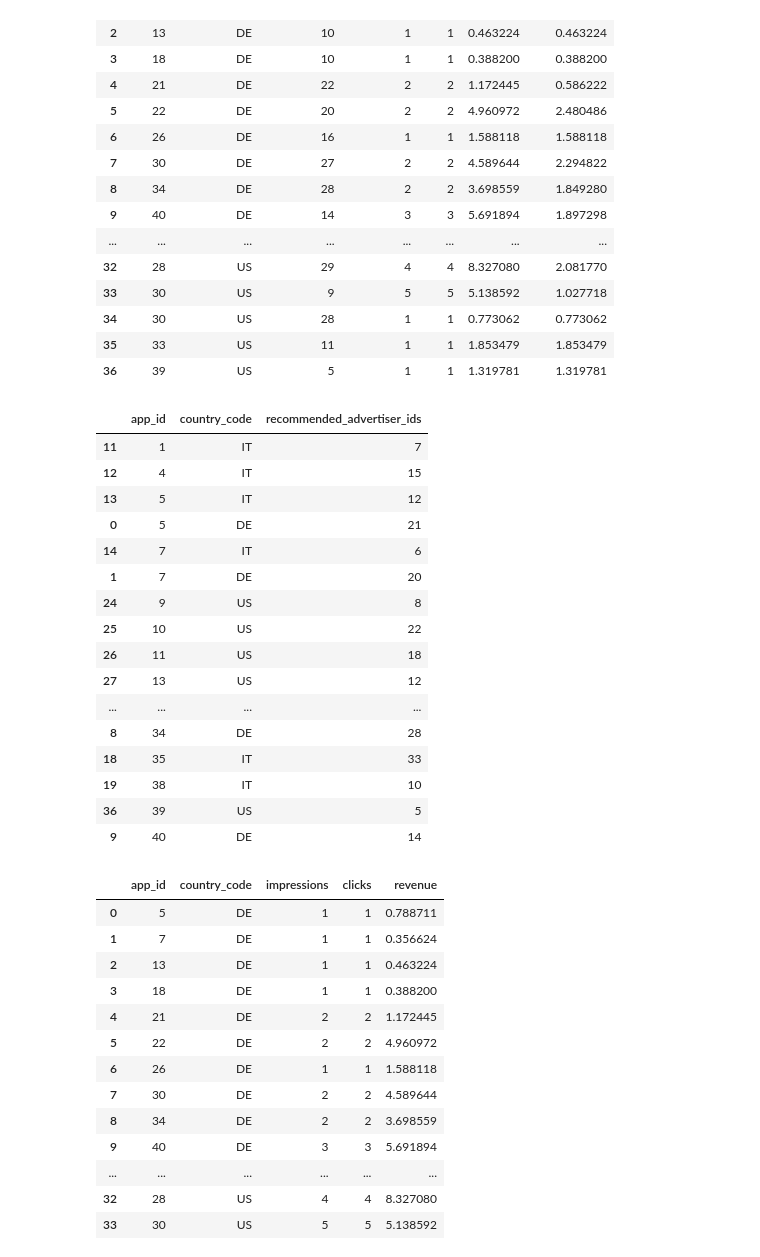
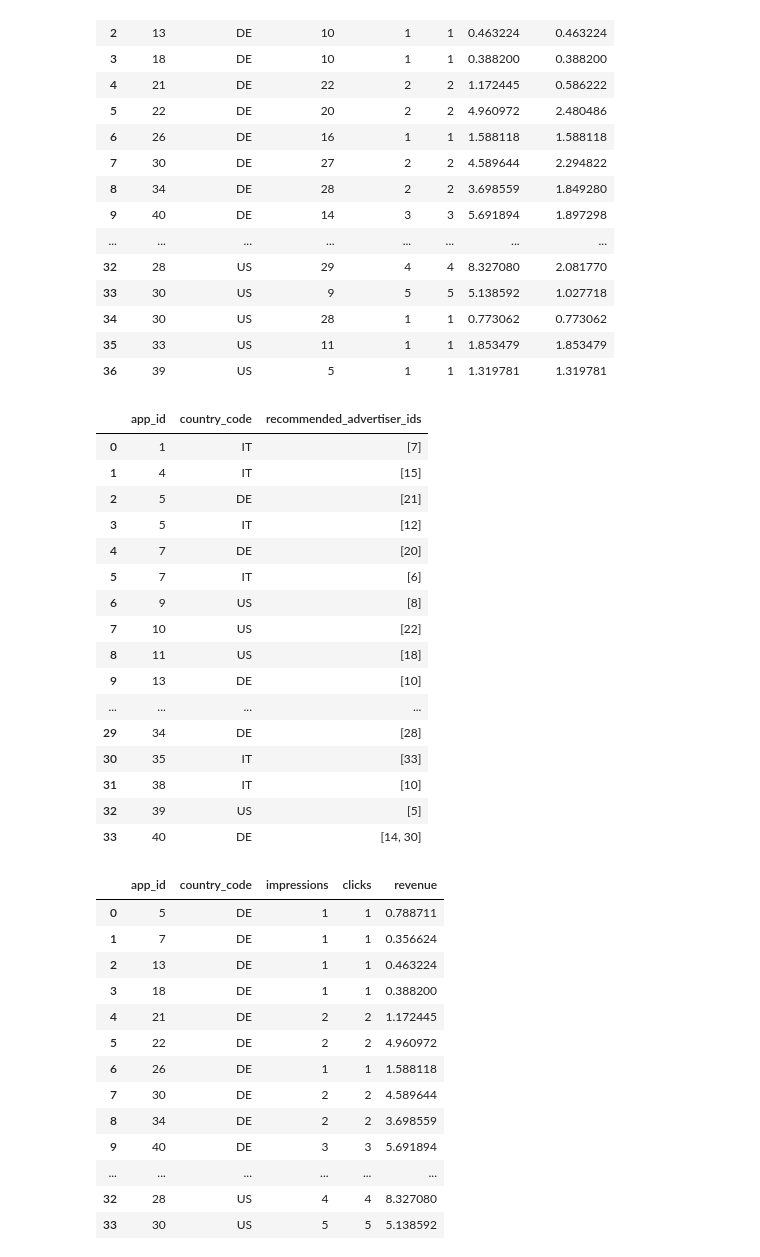
Before and after one commit to eyamini/Verve-Top-Advertisers, a Jupyter notebook: Merged.ipynb, the cells around one changed output. Saved outputs shown, nothing was run; the diff lists cells and outputs as text; code cells hidden in the pictures.

```diff
--- a/Merged.ipynb
+++ b/Merged.ipynb
@@ -184,22 +179,23 @@ top_5.sort_values(['app_id', 'country_code'], ascending=[True, False], inplace=T
-# %%
-top_5=top_5[['app_id', 'country_code', 'recommended_advertiser_ids']]
-top_5
-# %% [output]
-|  | app_id | country_code | recommended_advertiser_ids |
-| 11 | 1 | IT | 7 |
-| 12 | 4 | IT | 15 |
-| 13 | 5 | IT | 12 |
-| 0 | 5 | DE | 21 |
-| 14 | 7 | IT | 6 |
-| 1 | 7 | DE | 20 |
-| 24 | 9 | US | 8 |
-| 25 | 10 | US | 22 |
-| 26 | 11 | US | 18 |
-| 27 | 13 | US | 12 |
-| ... | ... | ... | ... |
-| 8 | 34 | DE | 28 |
-| 18 | 35 | IT | 33 |
-| 19 | 38 | IT | 10 |
-| 36 | 39 | US | 5 |
-| 9 | 40 | DE | 14 |
+# %%
+top5=metrics['advertiser_id'].groupby([metrics.app_id, metrics.country_code]).apply(list).reset_index()
+top5=top5.rename(columns={"advertiser_id": "recommended_advertiser_ids"})
+top5
+# %% [output]
+|  | app_id | country_code | recommended_advertiser_ids |
+| 0 | 1 | IT | [7] |
+| 1 | 4 | IT | [15] |
+| 2 | 5 | DE | [21] |
+| 3 | 5 | IT | [12] |
+| 4 | 7 | DE | [20] |
+| 5 | 7 | IT | [6] |
+| 6 | 9 | US | [8] |
+| 7 | 10 | US | [22] |
+| 8 | 11 | US | [18] |
+| 9 | 13 | DE | [10] |
+| ... | ... | ... | ... |
+| 29 | 34 | DE | [28] |
+| 30 | 35 | IT | [33] |
+| 31 | 38 | IT | [10] |
+| 32 | 39 | US | [5] |
+| 33 | 40 | DE | [14, 30] |
 # %%
```
Also changed, not shown: parts of 2 cells of this notebook, 1 other file.
